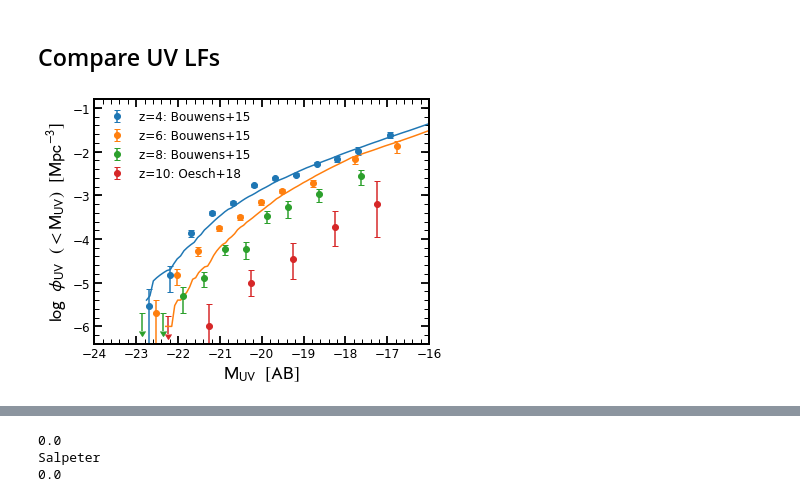
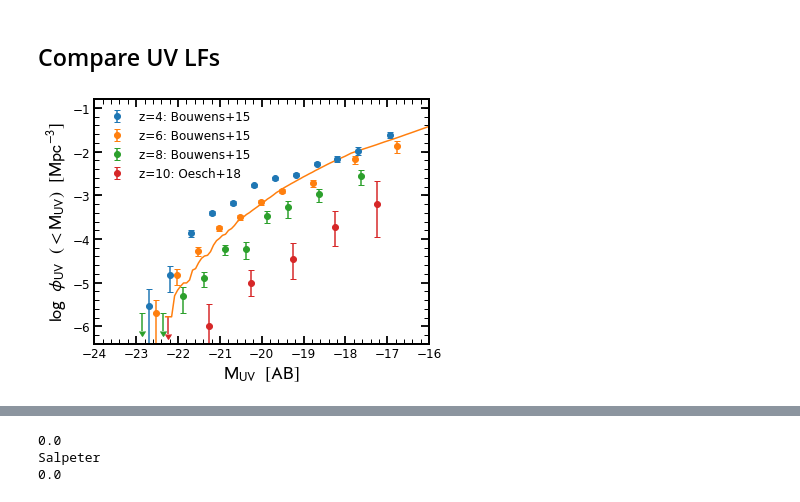
Before and after one commit to stacchella/halo_model, a Jupyter notebook: scripts/Comparison_UV_Observables.ipynb, the cells around one changed output, grey strips where cells are left out. Drawn from its saved outputs; the diff is of its cells as text; code cells hidden in the pictures.

Commit message:
updated redshift

```diff
--- a/scripts/Comparison_UV_Observables.ipynb
+++ b/scripts/Comparison_UV_Observables.ipynb
@@ -57,7 +57,7 @@ def compute_LF(SP_file_name, volume_box, cumulative=False, add_dust=False, redsh
     mag_bins = np.arange(np.max([-25.0, np.min(mag_list)]), np.min([-12.5, np.max(mag_list)]), 0.1)
     mag_bins_center = mag_bins[:-1] + 0.5*np.diff(mag_bins)
     if completeness_correction:
-        weights = 10**-0.06*10**completeness.get_completeness_correction(np.log10(cat_SP['DM/DM_M'][:][idx_good]), redshift_in)
+        weights = 10**completeness.get_completeness_correction(np.log10(cat_SP['DM/DM_M'][:][idx_good]), redshift_in)
     else:
         weights = None
     hist, bin_edges = np.histogram(mag_list, bins=mag_bins, weights=weights)
@@ -279,32 +279,32 @@ plt.show()
 # %%
 redshift_plot = ['4', '6', '8', '10']
 color_plot = ['C0', 'C1', 'C2', 'C3']
 label_plot = ['z=4: Bouwens+15', 'z=6: Bouwens+15', 'z=8: Bouwens+15', 'z=10: Oesch+18']
 
 
 fig, ax = plt.subplots(nrows=1, ncols=1, figsize=(6, 4.5))
 
 # plot data points from stepwise determination using SWML method
 for ii in range(len(redshift_plot)):
     plot_datapoints_observations(ax, LF_obs_dict, redshift_plot[ii], color_plot[ii], label_plot[ii])
 
 
-for ii in range(len(redshift_plot))[:2]:
-    mag_bins_center, LF = compute_LF(path_SP_cat + 'SFH_z' + redshift_plot[ii] + '_constant_with_L.hdf5', volume_box, cumulative=False, add_dust=True, redshift_in=float(redshift_plot[ii]), completeness_correction=False)
+for ii in range(len(redshift_plot))[1:2]:
+    mag_bins_center, LF = compute_LF(path_SP_cat + 'SFH_z' + redshift_plot[ii] + '_constant_with_L.hdf5', volume_box, cumulative=False, add_dust=True, redshift_in=float(redshift_plot[ii]), completeness_correction=True)
     ax.plot(mag_bins_center, np.log10(LF), '-', color=color_plot[ii])
 
 
 ax.set_xlabel(r'$\mathrm{M}_{\rm UV}\/\/\/\/[\mathrm{AB}]$', fontsize=18)
 ax.set_ylabel(r'$\log\/\/\/\/\phi_{\rm UV}\/\/\/\/(<\mathrm{M}_{\rm UV})\/\/\/\/[\mathrm{Mpc}^{-3}]$', fontsize=18)
 
 ax.set_xlim([-24, -16])
 ax.set_ylim([-6.4, -0.8])
 
 plt.legend(frameon=False, fontsize=12)
-plt.savefig(path_figures + 'UV_LF_test_2_false.pdf', bbox_inches='tight')
+plt.savefig(path_figures + 'UV_LF_test_2_true2.pdf', bbox_inches='tight')
 plt.show()
 # %% [output]
-[figure, old version]
+[figure, new version]
 # %%
 # get observed UV LF from Bouwens et al 2015
 
```
Also changed, not shown: 4 other files.
